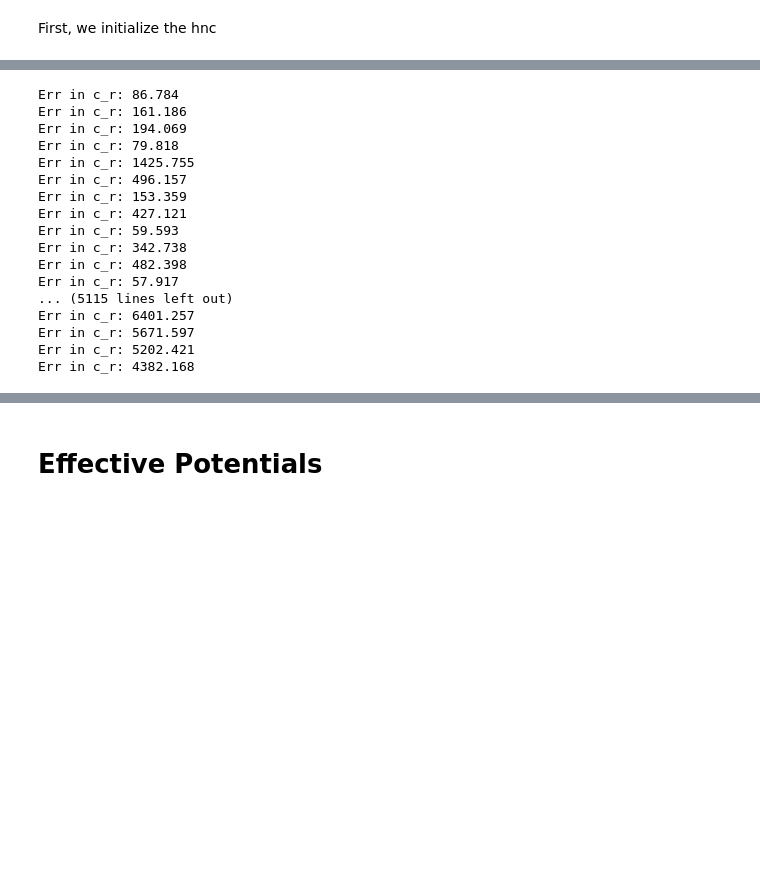
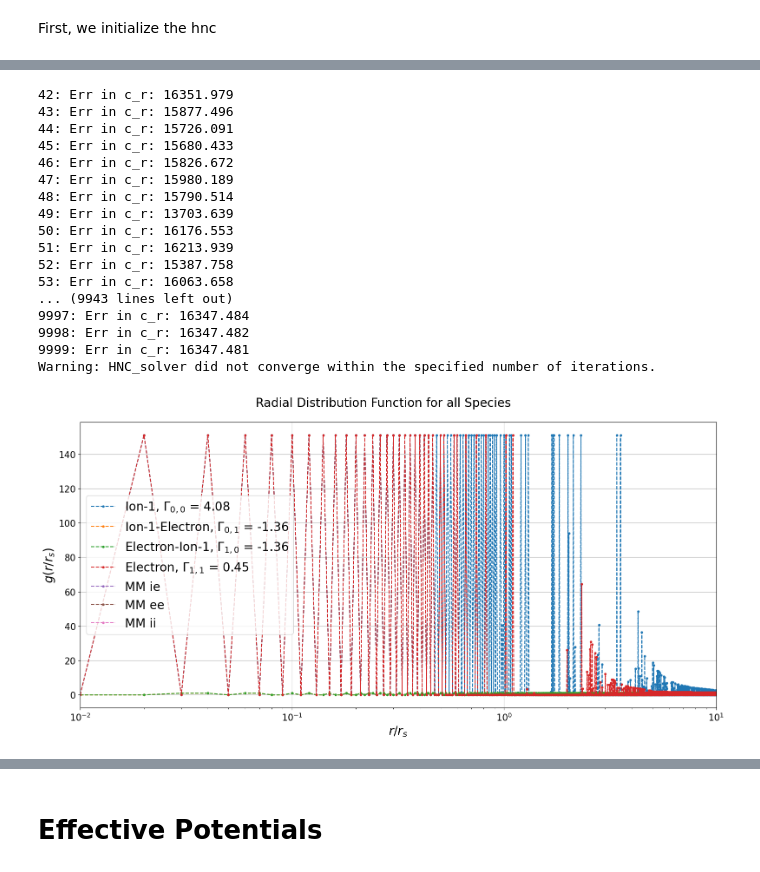
Before and after one commit to ZachAJohnson/hnc, a Jupyter notebook: QSP_HNC.ipynb, the cells around one changed output, grey strips where cells are left out. Drawn from its saved outputs; the diff is of its cells as text; code cells hidden in the pictures; blank space fills up the shorter version.

```diff
--- a/QSP_HNC.ipynb
+++ b/QSP_HNC.ipynb
@@ -86,6 +95,6 @@ Gamma = np.array(  [[Γii,  Γei],
 names = ["Ion-1", "Electron", ]
 kappa = 1
 rho = np.array([  3/(4*np.pi), Zstar*3/(4*np.pi) ])
-hnc2 = HNC_solver(N_species, Gamma=Gamma, kappa=kappa, tol=1e-4,
+hnc2 = HNC_solver(N_species, Gamma=Gamma, kappa=kappa, tol=1e-6,
                  kappa_multiscale=5, rho = rho, num_iterations=int(1e4),
-                 R_max=20, N_bins=10000, names=names)
+                 R_max=10, N_bins=1000, names=names, dst_type=3)
@@ -94,23 +101,5 @@ then we create the potential matrix, βu_matrix
-# %%
-hnc2.βu_r_matrix[0,0] = βvii(hnc2.r_array)
-hnc2.βu_r_matrix[1,0] = βvei(hnc2.r_array)
-hnc2.βu_r_matrix[0,1] = βvei(hnc2.r_array)
-hnc2.βu_r_matrix[1,1] = βvee(hnc2.r_array)
-
-
-hnc2.split_βu_matrix()
-hnc2.get_βu_k_matrices()
-
-# i, j = hnc2.i, hnc2.j
-# c_k = np.zeros((hnc2.N_species, hnc2.N_species, hnc2.N_bins))
-# # c_k[i, j] = -4 * np.pi * hnc2.Gamma[i, j, np.newaxis] / (hnc2.k_array**2 + hnc2.kappa**2)[np.newaxis,np.newaxis,:]
-# c_k[1, 1] =  -4 * np.pi * hnc2.Gamma[1, 1, np.newaxis] / (hnc2.k_array**2 + 1**2)[np.newaxis,np.newaxis,:]
-# c_k[0, 0] =  -4 * np.pi * hnc2.Gamma[0, 0, np.newaxis] / (hnc2.k_array**2 )[np.newaxis,np.newaxis,:]
-# c_k[0, 1] =  -4 * np.pi * hnc2.Gamma[0, 1, np.newaxis] / (hnc2.k_array**2 + 1**2 )[np.newaxis,np.newaxis,:]
-# c_k[1, 0] =  -4 * np.pi * hnc2.Gamma[1, 0, np.newaxis] / (hnc2.k_array**2 + 1**2)[np.newaxis,np.newaxis,:]
-# hnc2.c_k_matrix = c_k
-# hnc2.c_s_k_matrix = hnc2.c_k_matrix + hnc2.βu_l_k_matrix
-# hnc2.c_s_r_matrix = hnc2.FT_k_2_r_matrix(hnc2.c_s_k_matrix)
-# hnc2.initialize_C_matrix()
 # %%
-hnc2.plot_βu_all_species()
+βu_r_matrix = np.array([[βvii(hnc2.r_array), βvei(hnc2.r_array)],
+                        [βvei(hnc2.r_array), βvee(hnc2.r_array)]])
+
+hnc2.set_βu_matrix(βu_r_matrix)
@@ -121,5 +106,16 @@ Invalid limit will be ignored.
+# %%
+from pandas import read_csv
+
+r_ie, gie = np.array(read_csv("~/plasma/MM_HNC/gie.out", delim_whitespace=True)).T
+r_ee, gee = np.array(read_csv("~/plasma/MM_HNC/gee.out", delim_whitespace=True)).T
+r_ii, gii = np.array(read_csv("~/plasma/MM_HNC/gii.out", delim_whitespace=True)).T
+
+data_to_compare = [gie,gee,gii]
+data_to_compare = ["~/plasma/MM_HNC/gie.out","~/plasma/MM_HNC/gee.out","~/plasma/MM_HNC/gii.out"]
+data_names=['MM ie', "MM ee", 'MM ii' ]
 # %%
-hnc2.HNC_solve(alpha=0.01)
-hnc2.plot_g_all_species()
+hnc2.HNC_solve(alpha=1, h_max=150)
+hnc2.plot_g_all_species(data_to_compare=data_to_compare, data_names=data_names)
+hnc2.plot_g_all_species(data_to_compare=data_to_compare, data_names=data_names, gmax=3)
 hnc2.plot_species((1,1))
 # %% [output]
@@ -143,17 +139,18 @@ Err in c_r: 234.874
-Err in c_r: 86.784
-Err in c_r: 161.186
-Err in c_r: 194.069
-Err in c_r: 79.818
-Err in c_r: 1425.755
-Err in c_r: 496.157
-Err in c_r: 153.359
-Err in c_r: 427.121
-Err in c_r: 59.593
-Err in c_r: 342.738
-Err in c_r: 482.398
-Err in c_r: 57.917
-... (5115 lines left out)
-Err in c_r: 6401.257
-Err in c_r: 5671.597
-Err in c_r: 5202.421
-Err in c_r: 4382.168
+42: Err in c_r: 16351.979
+43: Err in c_r: 15877.496
+44: Err in c_r: 15726.091
+45: Err in c_r: 15680.433
+46: Err in c_r: 15826.672
+47: Err in c_r: 15980.189
+48: Err in c_r: 15790.514
+49: Err in c_r: 13703.639
+50: Err in c_r: 16176.553
+51: Err in c_r: 16213.939
+52: Err in c_r: 15387.758
+53: Err in c_r: 16063.658
+... (9943 lines left out)
+9997: Err in c_r: 16347.484
+9998: Err in c_r: 16347.482
+9999: Err in c_r: 16347.481
+Warning: HNC_solver did not converge within the specified number of iterations.
+[figure, added]
```
Also changed, not shown: parts of 22 cells of this notebook, 14 other files.
